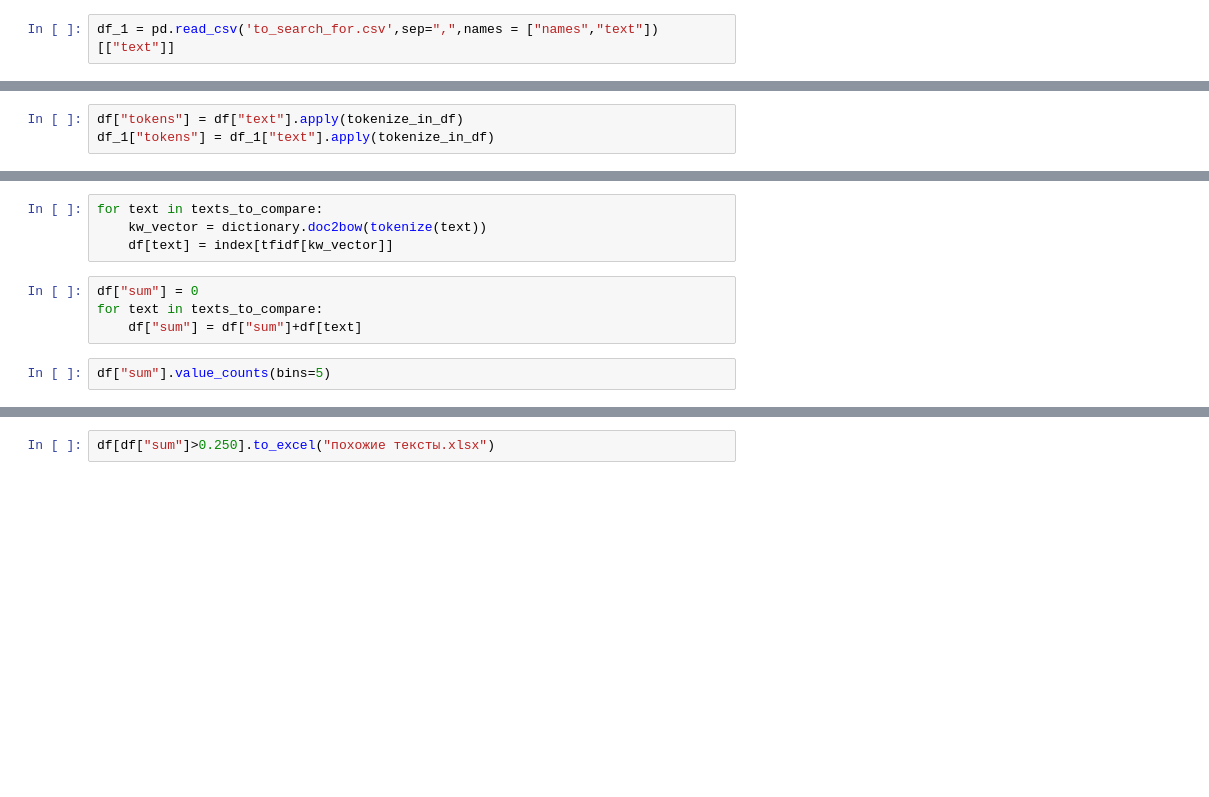
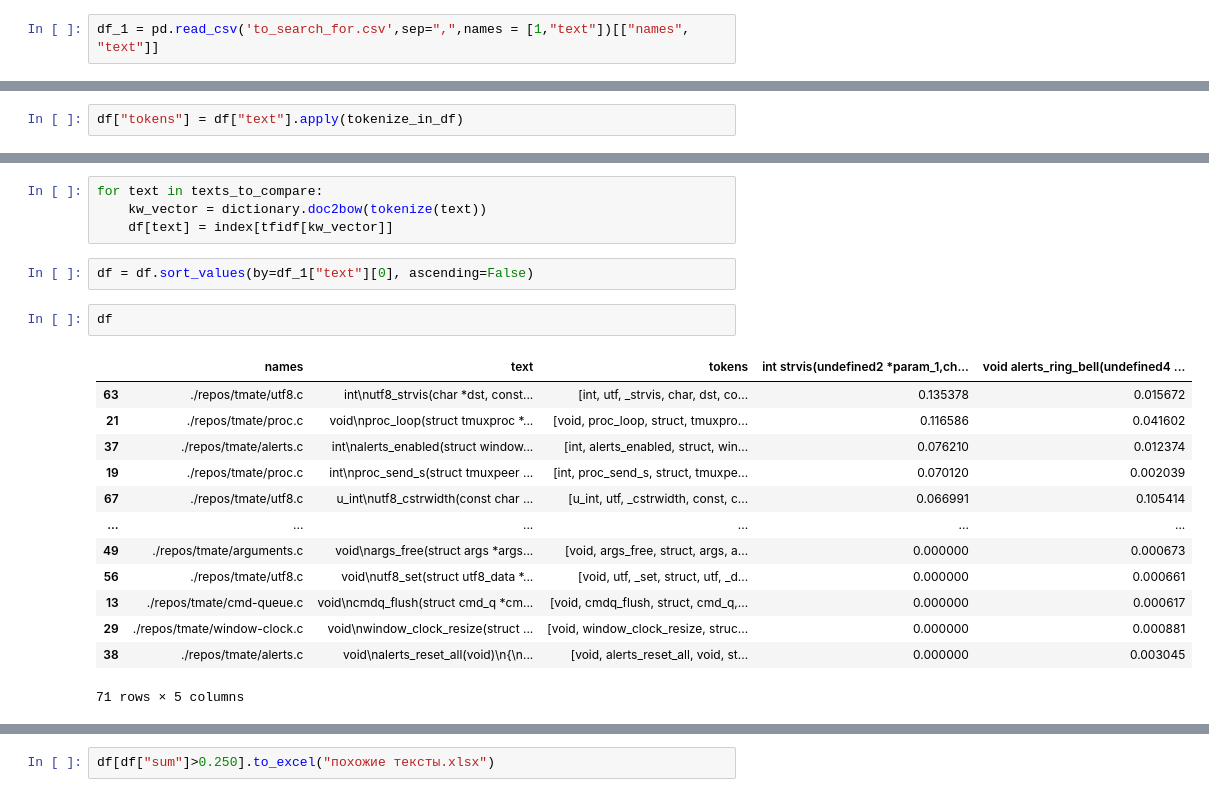
Before and after one commit to banana-dog/ncs, a Jupyter notebook: gensim example.ipynb, the cells around one changed output, grey strips where cells are left out. Cells and saved outputs as stored; diff of their text form; blank space fills up the shorter version.

```diff
--- a/gensim example.ipynb
+++ b/gensim example.ipynb
@@ -8,5 +24,5 @@ df = pd.read_csv('base.csv',sep=",",names = ["names","text"])[["text"]]
 # %%
-df_1 = pd.read_csv('to_search_for.csv',sep=",",names = ["names","text"])[["text"]]
+df_1 = pd.read_csv('to_search_for.csv',sep=",",names = [1,"text"])[["names", "text"]]
 # %%
 list(df.head(5)["text"].values)
 list(df_1.head(5)["text"].values)
@@ -20,4 +39,3 @@ def tokenize_in_df(strin):
         return ""
 # %%
 df["tokens"] = df["text"].apply(tokenize_in_df)
-df_1["tokens"] = df_1["text"].apply(tokenize_in_df)
@@ -41,9 +113,21 @@ index = similarities.SparseMatrixSimilarity(tfidf[corpus],num_features = feature
 for text in texts_to_compare:
     kw_vector = dictionary.doc2bow(tokenize(text))
     df[text] = index[tfidf[kw_vector]]
-# %%
-df["sum"] = 0
-for text in texts_to_compare:
-    df["sum"] = df["sum"]+df[text]
-# %%
-df["sum"].value_counts(bins=5)
+# %%
+df = df.sort_values(by=df_1["text"][0], ascending=False)
+# %%
+df
+# %% [output]
+|  | names | text | tokens | int strvis(undefined2 *param_1,ch... | void alerts_ring_bell(undefined4 ... |
+| 63 | ./repos/tmate/utf8.c | int\nutf8_strvis(char *dst, const... | [int, utf, _strvis, char, dst, co... | 0.135378 | 0.015672 |
+| 21 | ./repos/tmate/proc.c | void\nproc_loop(struct tmuxproc *... | [void, proc_loop, struct, tmuxpro... | 0.116586 | 0.041602 |
+| 37 | ./repos/tmate/alerts.c | int\nalerts_enabled(struct window... | [int, alerts_enabled, struct, win... | 0.076210 | 0.012374 |
+| 19 | ./repos/tmate/proc.c | int\nproc_send_s(struct tmuxpeer ... | [int, proc_send_s, struct, tmuxpe... | 0.070120 | 0.002039 |
+| 67 | ./repos/tmate/utf8.c | u_int\nutf8_cstrwidth(const char ... | [u_int, utf, _cstrwidth, const, c... | 0.066991 | 0.105414 |
+| ... | ... | ... | ... | ... | ... |
+| 49 | ./repos/tmate/arguments.c | void\nargs_free(struct args *args... | [void, args_free, struct, args, a... | 0.000000 | 0.000673 |
+| 56 | ./repos/tmate/utf8.c | void\nutf8_set(struct utf8_data *... | [void, utf, _set, struct, utf, _d... | 0.000000 | 0.000661 |
+| 13 | ./repos/tmate/cmd-queue.c | void\ncmdq_flush(struct cmd_q *cm... | [void, cmdq_flush, struct, cmd_q,... | 0.000000 | 0.000617 |
+| 29 | ./repos/tmate/window-clock.c | void\nwindow_clock_resize(struct ... | [void, window_clock_resize, struc... | 0.000000 | 0.000881 |
+| 38 | ./repos/tmate/alerts.c | void\nalerts_reset_all(void)\n{\n... | [void, alerts_reset_all, void, st... | 0.000000 | 0.003045 |
+71 rows × 5 columns
```
Also changed, not shown: parts of 12 cells of this notebook, 9 other files.
